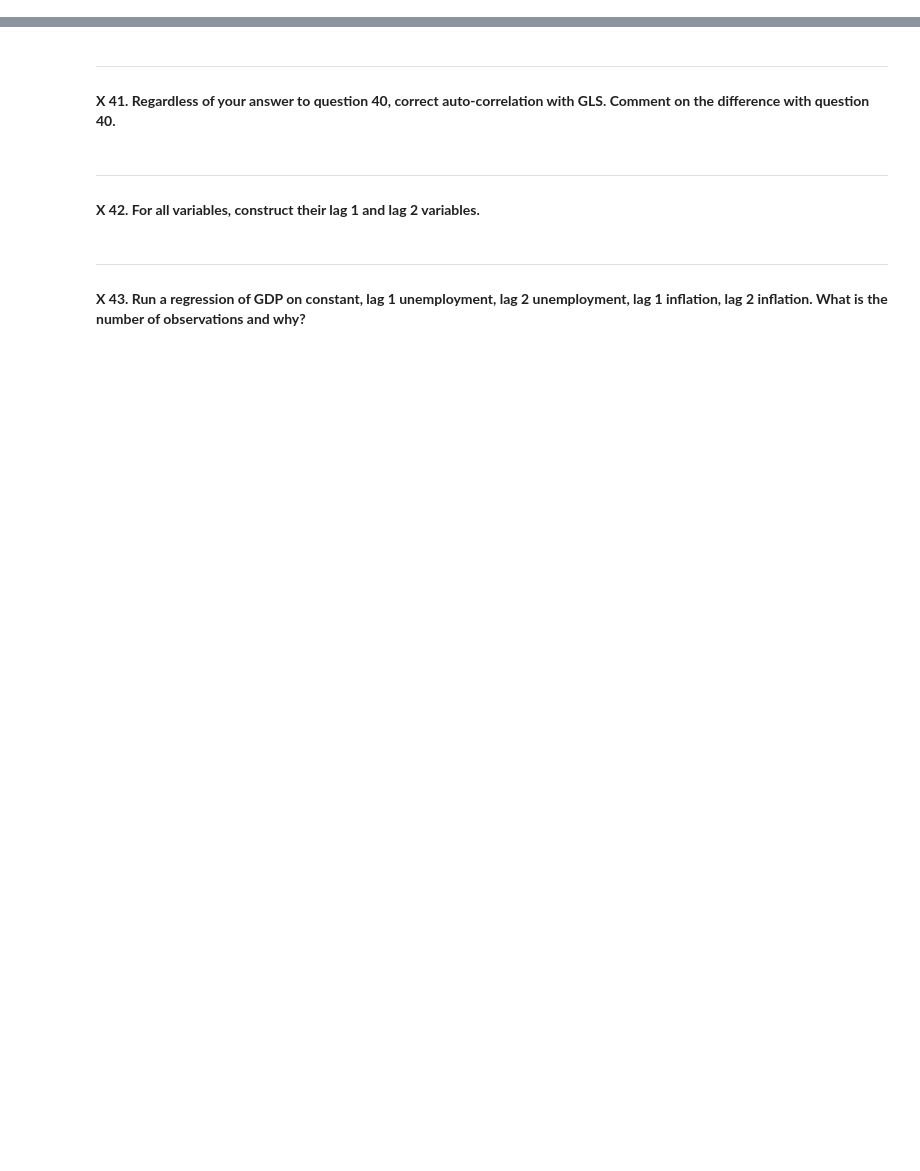
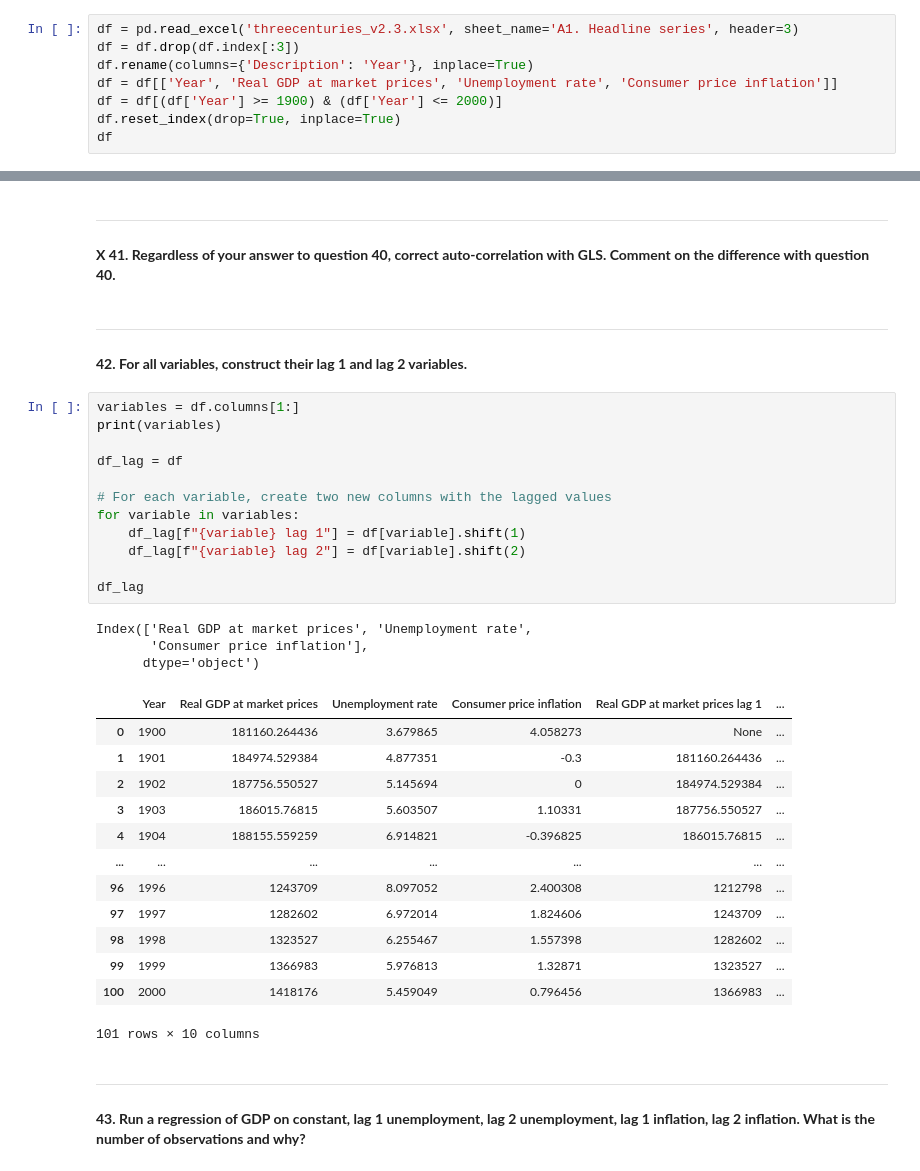
Before and after one commit to joaomelga/MODS202-project, a Jupyter notebook: mods202-project.ipynb, the cells around one changed output, grey strips where cells are left out. Saved outputs shown, nothing was run; the diff lists cells and outputs as text; blank space fills up the shorter version.

```diff
--- a/mods202-project.ipynb
+++ b/mods202-project.ipynb
@@ -1055,0 +1060,8 @@ This part uses the `threecenturies_v2.3` datasets. Import Real GDP at market pri
+# %%
+df = pd.read_excel('threecenturies_v2.3.xlsx', sheet_name='A1. Headline series', header=3)
+df = df.drop(df.index[:3])
+df.rename(columns={'Description': 'Year'}, inplace=True)
+df = df[['Year', 'Real GDP at market prices', 'Unemployment rate', 'Consumer price inflation']]
+df = df[(df['Year'] >= 1900) & (df['Year'] <= 2000)]
+df.reset_index(drop=True, inplace=True)
+df
@@ -1130,7 +1295,36 @@ Autocorrelation of errors occurs when the error terms within a regression model
 #### **X 41. Regardless of your answer to question 40, correct auto-correlation with GLS. Comment on the difference with question 40.**
 # %% [markdown]
 ---
-#### **X 42. For all variables, construct their lag 1 and lag 2 variables.**
+#### **42. For all variables, construct their lag 1 and lag 2 variables.**
+# %%
+variables = df.columns[1:]
+print(variables)
+
+df_lag = df
+
+# For each variable, create two new columns with the lagged values
+for variable in variables:
+    df_lag[f"{variable} lag 1"] = df[variable].shift(1)
+    df_lag[f"{variable} lag 2"] = df[variable].shift(2)
+
+df_lag
+# %% [output]
+Index(['Real GDP at market prices', 'Unemployment rate',
+       'Consumer price inflation'],
+      dtype='object')
+|  | Year | Real GDP at market prices | Unemployment rate | Consumer price inflation | Real GDP at market prices lag 1 | ... |
+| 0 | 1900 | 181160.264436 | 3.679865 | 4.058273 | None | ... |
+| 1 | 1901 | 184974.529384 | 4.877351 | -0.3 | 181160.264436 | ... |
+| 2 | 1902 | 187756.550527 | 5.145694 | 0 | 184974.529384 | ... |
+| 3 | 1903 | 186015.76815 | 5.603507 | 1.10331 | 187756.550527 | ... |
+| 4 | 1904 | 188155.559259 | 6.914821 | -0.396825 | 186015.76815 | ... |
+| ... | ... | ... | ... | ... | ... | ... |
+| 96 | 1996 | 1243709 | 8.097052 | 2.400308 | 1212798 | ... |
+| 97 | 1997 | 1282602 | 6.972014 | 1.824606 | 1243709 | ... |
+| 98 | 1998 | 1323527 | 6.255467 | 1.557398 | 1282602 | ... |
+| 99 | 1999 | 1366983 | 5.976813 | 1.32871 | 1323527 | ... |
+| 100 | 2000 | 1418176 | 5.459049 | 0.796456 | 1366983 | ... |
+101 rows × 10 columns
 # %% [markdown]
 ---
-#### **X 43. Run a regression of GDP on constant, lag 1 unemployment, lag 2 unemployment, lag 1 inflation, lag 2 inflation. What is the number of observations and why?**
+#### **43. Run a regression of GDP on constant, lag 1 unemployment, lag 2 unemployment, lag 1 inflation, lag 2 inflation. What is the number of observations and why?**
```
Also changed, not shown: parts of 27 cells of this notebook.
